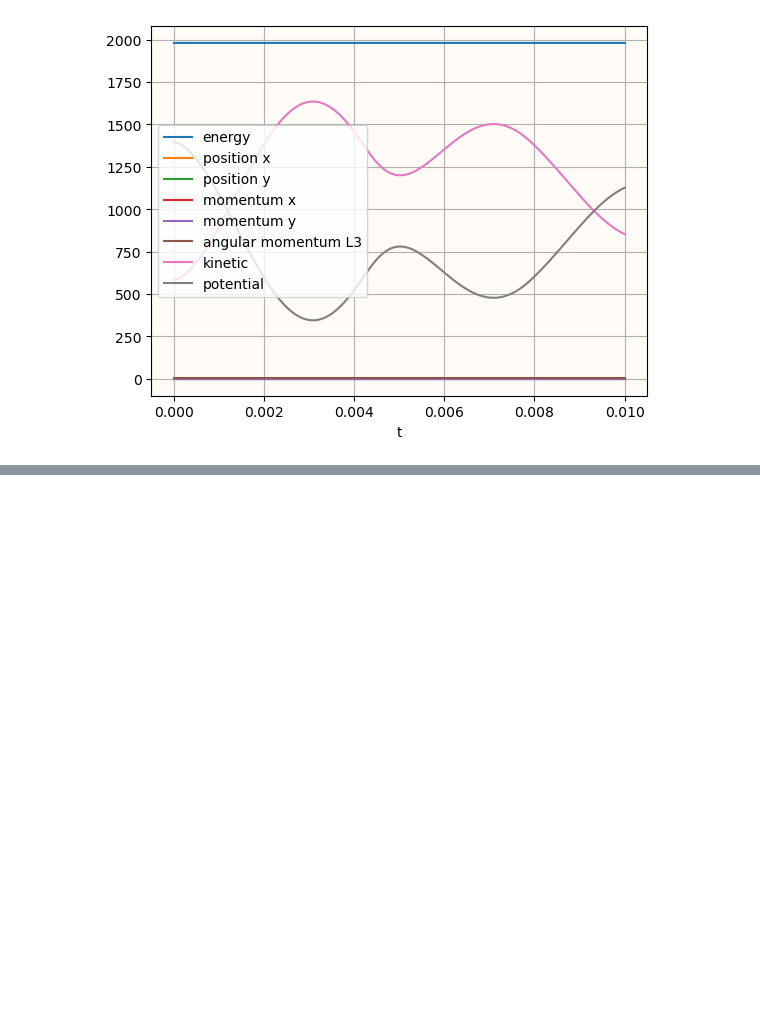
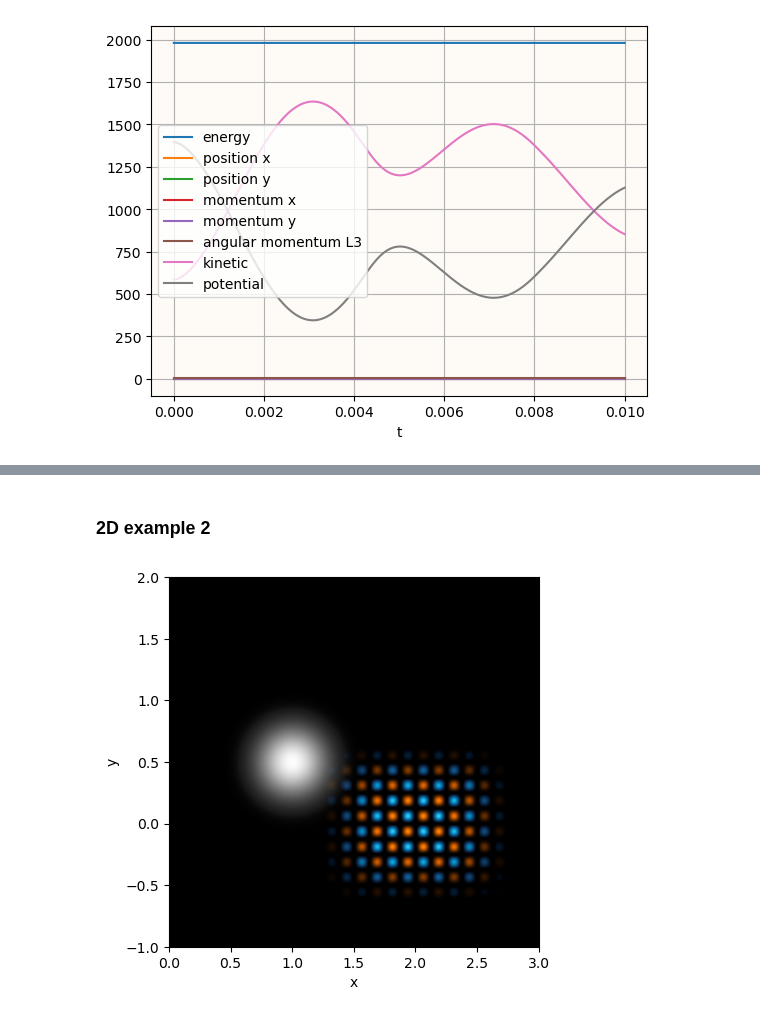
Before and after one commit to brownadder/expsolve, a Jupyter notebook: examples/tutorials/02_evolve/05_animation.ipynb, the cells around one changed output, grey strips where cells are left out. Saved outputs shown, nothing was run; the diff lists cells and outputs as text; code cells hidden in the pictures; blank space fills up the shorter version.

Commit message:
y axis flip fixed, vmin, vmax examples, grey lattice 2D example

```diff
--- a/examples/tutorials/02_evolve/05_animation.ipynb
+++ b/examples/tutorials/02_evolve/05_animation.ipynb
@@ -183,3 +184,28 @@ es.animate(drawframe, len(uintermediate), outputgif, speedfactor=5, border=False
 display(Markdown(f'![gif]({outputgif})'))
 # %% [output]
 ![gif](angular_momentum.gif)
+# %% [markdown]
+### 2D example 2
+# %%
+n = [250, 200]
+xr = np.array([[0, 3],[-1,2]])
+[x,y] = ex.grid(n, xr)
+
+x0 = 1.0
+y0 = 0.5
+kx = 10.0
+ky = -5.0
+
+sigma = 0.2
+u = exp(1j*(kx*x + ky*y))*exp(-((x-x0)**2 + (y-y0)**2)/(2*sigma**2))
+
+Vmax = 100.0
+V = Vmax*sin(8*pi*x)*sin(8*pi*y)*(exp(-(x-2.0)**4/0.2 - (y-0.0)**4/0.1))
+# %%
+specsgray = lambda u: [(xr, V/(4*Vmax)+1/2, otmap, abs(V/Vmax), 'bicubic'),
+                        (xr, 10*abs(u), mpl.colormaps['gray'], 1*abs(u), 'bicubic')]
+fig, ax = plt.subplots()
+ex.imshow(ax, imspecs=specsgray(u), bgcolor='black', xlim=xr[0], ylim=xr[1], vmin=0, vmax=1)
+plt.show()
+# %% [output]
+[figure, added]
```
Also changed, not shown: parts of 7 cells of this notebook, 7 other files.
